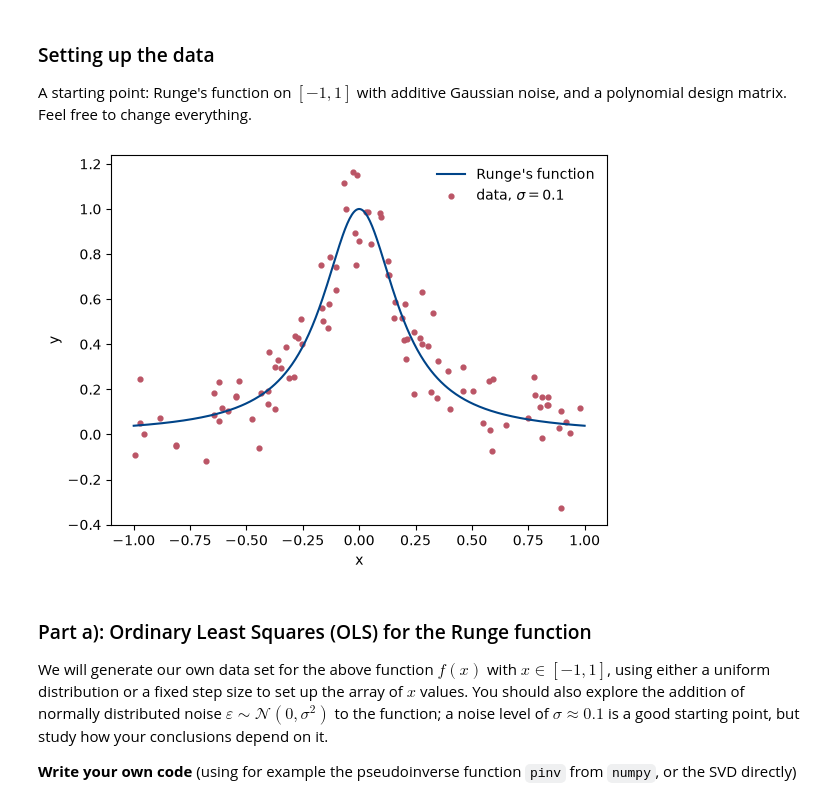
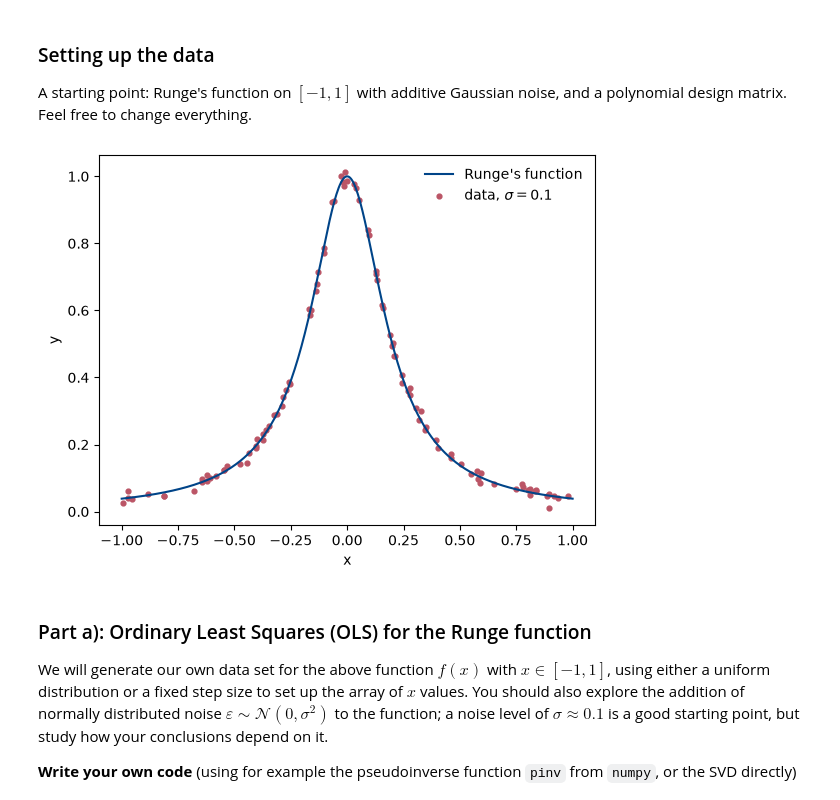
Before and after one commit to Timholmen96/MachineLearningUiO, a Jupyter notebook: doc/Projects/2026/Project1/Project1.ipynb, the cells around one changed output. Cells and saved outputs as stored; diff of their text form; code cells hidden in the pictures.

```diff
--- a/doc/Projects/2026/Project1/Project1.ipynb
+++ b/doc/Projects/2026/Project1/Project1.ipynb
@@ -102,28 +102,28 @@ and a polynomial design matrix. Feel free to change everything.
 # %%
 import numpy as np
 import matplotlib.pyplot as plt
 
 def runge(x):
     return 1.0 / (1.0 + 25.0 * x**2)
 
 def design_matrix(x, degree, intercept=True):
     # polynomial features [1, x, x^2, ..., x^degree] (drop the 1 if intercept=False)
     start = 0 if intercept else 1
     return np.vstack([x**p for p in range(start, degree + 1)]).T
 
 rng = np.random.default_rng(2026)
 n = 100
 sigma = 0.1                                  # noise level: explore it!
 x = np.sort(rng.uniform(-1, 1, n))
-y = runge(x) + rng.normal(0, sigma, n)
+y = runge(x) + sigma*rng.normal(0, sigma, n)
 
 xx = np.linspace(-1, 1, 400)
 plt.plot(xx, runge(xx), color="#004488", label="Runge's function")
 plt.scatter(x, y, s=12, color="#BB5566", label=rf"data, $\sigma={sigma}$")
 plt.xlabel("x"); plt.ylabel("y"); plt.legend(frameon=False)
 plt.show()
 # %% [output]
-[figure, old version]
+[figure, new version]
 # %% [markdown]
 ### Part a): Ordinary Least Squares (OLS) for the Runge function
 
```
Also changed, not shown: parts of 4 cells of this notebook, 3 other files.
